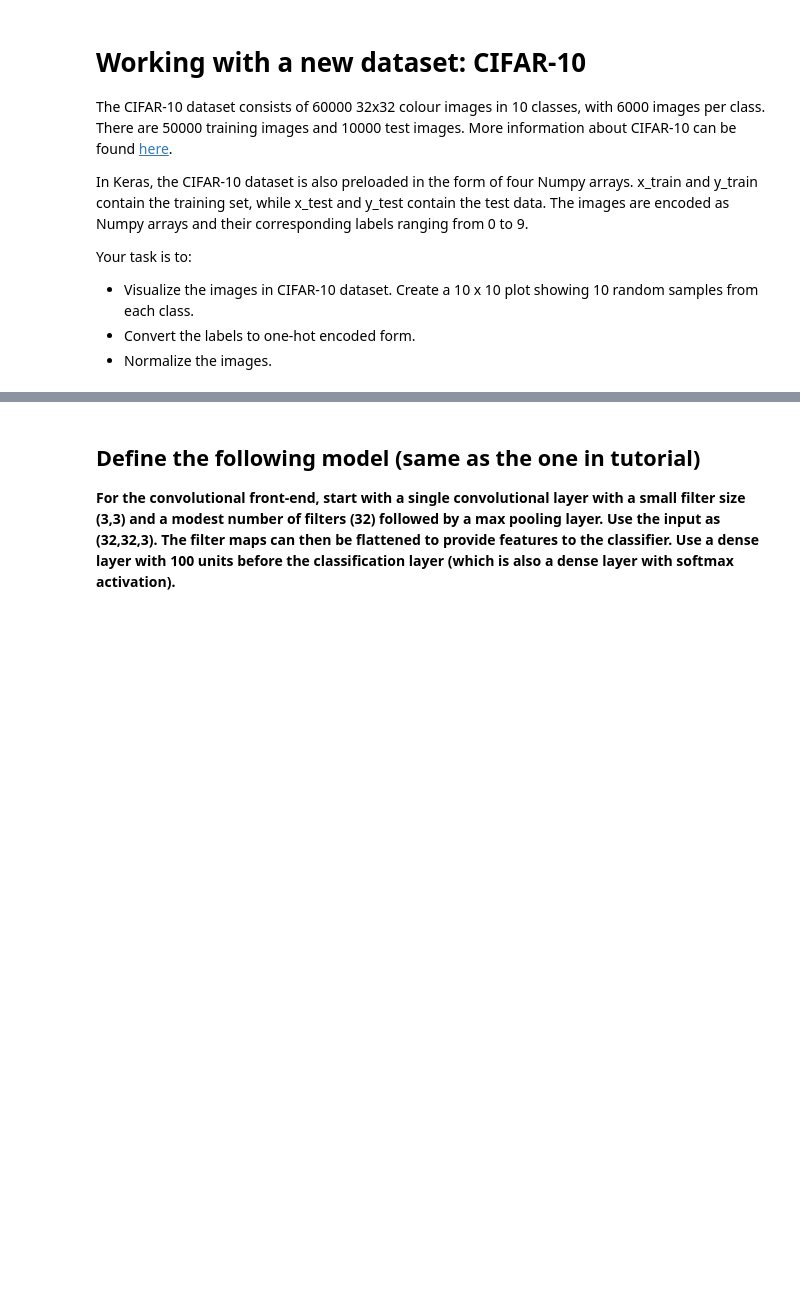
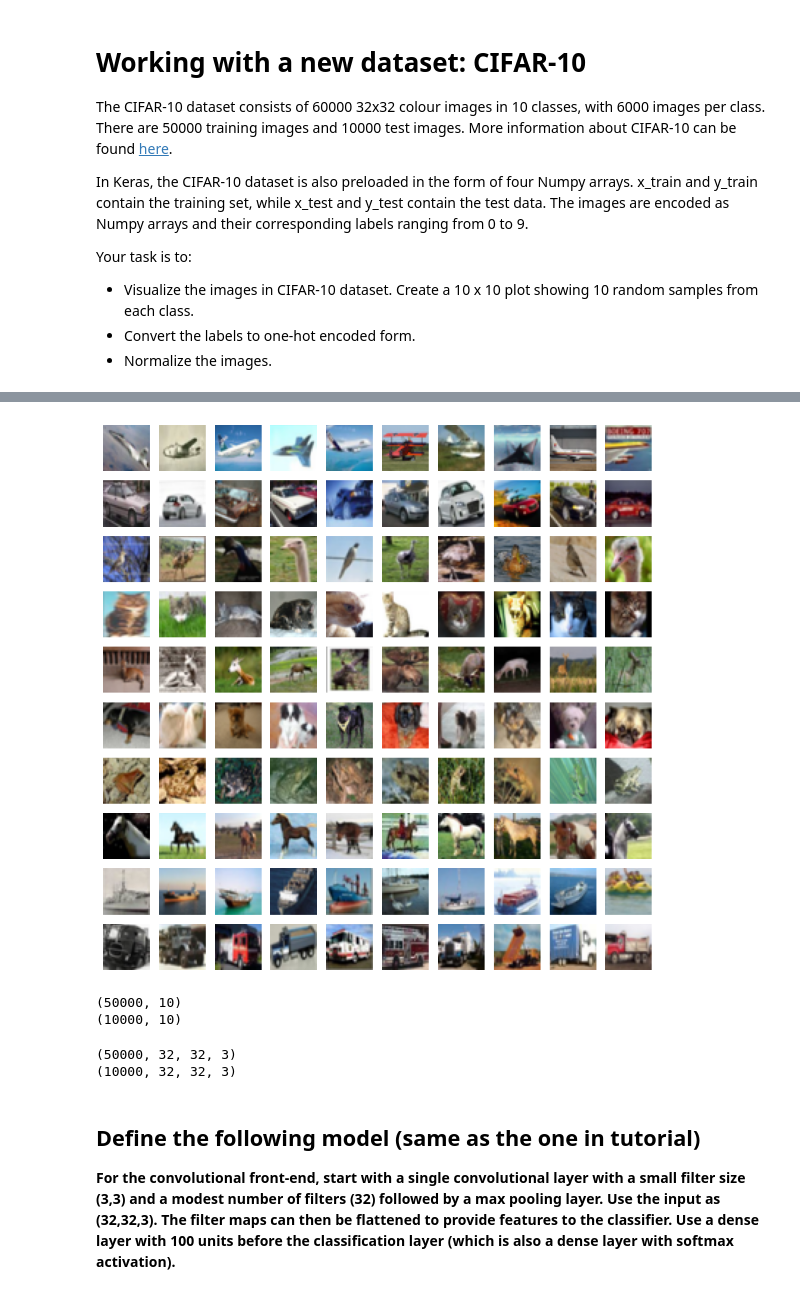
Before and after one commit to MarioROT/CV-MAI, a Jupyter notebook: Session 8/lab_08_1_Image_Classification_using_CNNs.ipynb, the cells around one changed output, grey strips where cells are left out. Cells and saved outputs as stored; diff of their text form; code cells hidden in the pictures; blank space fills up the shorter version.

```diff
--- a/Session 8/lab_08_1_Image_Classification_using_CNNs.ipynb
+++ b/Session 8/lab_08_1_Image_Classification_using_CNNs.ipynb
@@ -43,0 +66,8 @@ Your task is to:
+# %%
+# solution
+#Getting the image data set, and splitting into train and test, images and labels.
+from tensorflow.keras.datasets import cifar10
+(x_train, y_train), (x_test, y_test) = cifar10.load_data()
+
+print(x_train.shape)
+print(x_test.shape)
@@ -43,0 +79,34 @@ Your task is to:
+# %%
+rand_img=[]
+
+unique_classes = np.unique(y_train)
+np.random.seed(7)
+
+# Iterate through each unique class
+for img_class in unique_classes:
+  class_indices = np.where(y_train == img_class)[0]
+  rand_indices = np.random.choice(class_indices, size=10, replace=False)
+  rand_img.extend(x_train[rand_indices])
+
+# rand_img is now a list containing 10 random samples from each class
+# %%
+#Plotting the 100 images, 10 random sample for each category
+plot=cp.custom_grids([],10,10,figsize=(10,10),axis='off',use_grid_spec=False)
+plot.show()
+
+for img in rand_img:
+  plot.add_plot(axis='off').imshow(img)
+# %% [output]
+[figure, added]
+# %%
+#Converting labels in one-hot encodding
+from tensorflow.keras.utils import to_categorical
+
+y_train = to_categorical(y_train, num_classes=10)
+y_test = to_categorical(y_test, num_classes=10)
+
+print(y_train.shape)
+print(y_test.shape)
+# %% [output]
+(50000, 10)
+(10000, 10)
@@ -44,3 +120,9 @@ Your task is to:
+# %%
+print(x_train.shape)
+print(x_test.shape)
+# %% [output]
+(50000, 32, 32, 3)
+(10000, 32, 32, 3)
 # %% [markdown]
 ## Define the following model (same as the one in tutorial)
 
```
Also changed, not shown: parts of 17 cells of this notebook.
